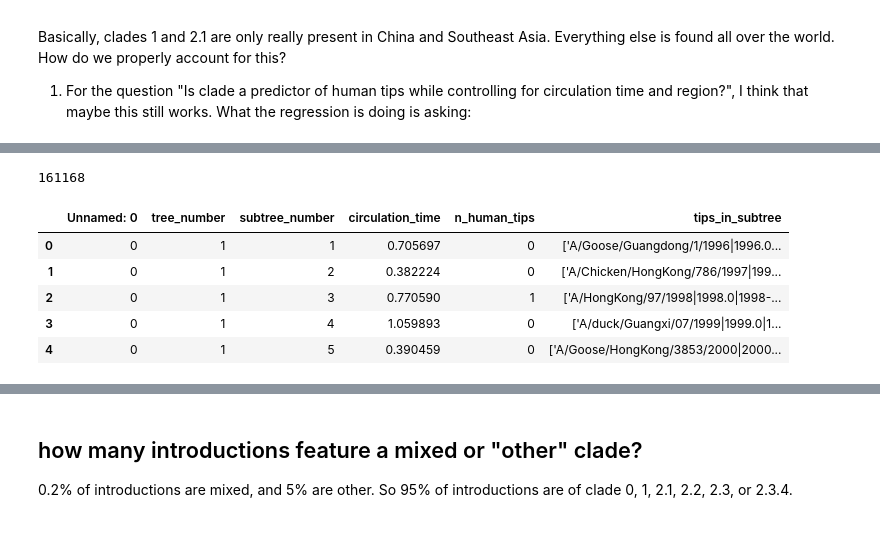
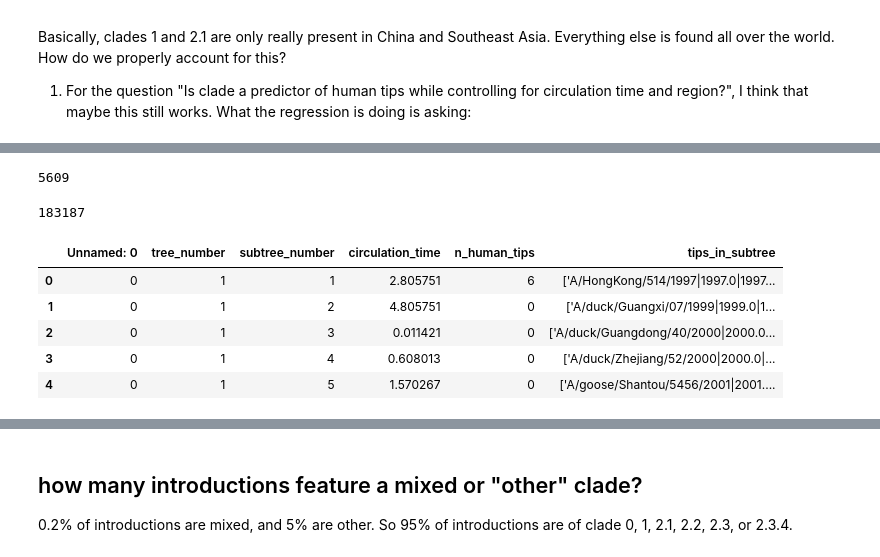
Before and after one commit to lmoncla/h5n1-host-classification, a Jupyter notebook: beast/persistence-times-vs-clade.ipynb, the cells around one changed output, grey strips where cells are left out. Cells and saved outputs as stored; diff of their text form; code cells hidden in the pictures.

```diff
--- a/beast/persistence-times-vs-clade.ipynb
+++ b/beast/persistence-times-vs-clade.ipynb
@@ -55,8 +58,8 @@ with open(h5n1_clades_file, "r") as infile:
 
 #print(h5n1_clades_dict)
 # %%
-# read in persistence timees tsv output
-persistence_times = "beast-runs/2022-04-19-mascot-3deme-skyline-fixed-muts-logger/combined-2022-06-01.muts-circulation-time-vs-human-tips-2022-06-07.tsv"
+# read in persistence times tsv output
+persistence_times = "beast-runs/2023-03-08-mascot-skyline-3deme/5-year-region-host-GsGd-only-h5nx-1996-Neprior/combined-it1-it3-circulation-time-vs-human-tips-2023-03-29.tsv"
 
 persistence_times_dict = {}
 
@@ -72,8 +75,8 @@ with open(persistence_times, "r") as infile:
                 strain_name = t.split("|")[0]
                 region = t.split("|")[4]
 
-                if strain_name in h5n1_clades_dict:
-                    persistence_times_dict[str(tips_list)]['clades'].append(h5n1_clades_dict[strain_name])
+                if strain_name in h5nx_clades_dict:
+                    persistence_times_dict[str(tips_list)]['clades'].append(h5nx_clades_dict[strain_name])
                     persistence_times_dict[str(tips_list)]['regions'].append(region)
 
                 else:
@@ -275,17 +309,21 @@ clades_df.head()
+# %%
+len(clades_df[clades_df['region_group'] == 'mixed'])
+# %% [output]
+5609
 # %%
 # merge with other dataframee
 # read dataframe back in
-df = pd.read_csv("beast-runs/2022-04-19-mascot-3deme-skyline-fixed-muts-logger/combined-2022-06-01.muts-circulation-time-vs-human-tips-2022-06-07.tsv", sep="\t")
+df = pd.read_csv(persistence_times, sep="\t")
 print(len(df))
 df.head()
 # %% [output]
-161168
+183187
 |  | Unnamed: 0 | tree_number | subtree_number | circulation_time | n_human_tips | tips_in_subtree |
-| 0 | 0 | 1 | 1 | 0.705697 | 0 | ['A/Goose/Guangdong/1/1996|1996.0... |
-| 1 | 0 | 1 | 2 | 0.382224 | 0 | ['A/Chicken/HongKong/786/1997|199... |
-| 2 | 0 | 1 | 3 | 0.770590 | 1 | ['A/HongKong/97/1998|1998.0|1998-... |
-| 3 | 0 | 1 | 4 | 1.059893 | 0 | ['A/duck/Guangxi/07/1999|1999.0|1... |
-| 4 | 0 | 1 | 5 | 0.390459 | 0 | ['A/Goose/HongKong/3853/2000|2000... |
+| 0 | 0 | 1 | 1 | 2.805751 | 6 | ['A/HongKong/514/1997|1997.0|1997... |
+| 1 | 0 | 1 | 2 | 4.805751 | 0 | ['A/duck/Guangxi/07/1999|1999.0|1... |
+| 2 | 0 | 1 | 3 | 0.011421 | 0 | ['A/duck/Guangdong/40/2000|2000.0... |
+| 3 | 0 | 1 | 4 | 0.608013 | 0 | ['A/duck/Zhejiang/52/2000|2000.0|... |
+| 4 | 0 | 1 | 5 | 1.570267 | 0 | ['A/goose/Shantou/5456/2001|2001.... |
 # %%
 df_with_clade = df.merge(clades_df, on="tips_in_subtree")
 print(len(df_with_clade))
```
Also changed, not shown: parts of 68 cells of this notebook, 5 other files.
